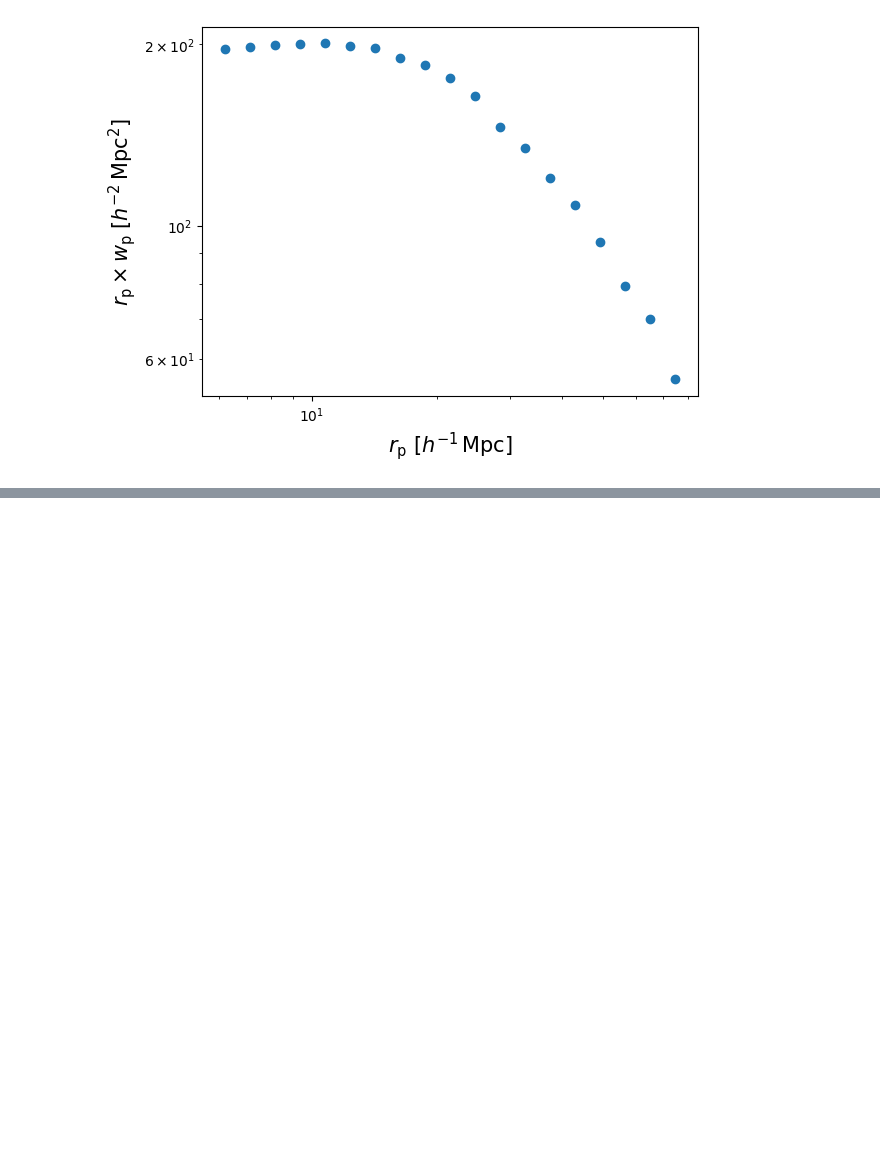
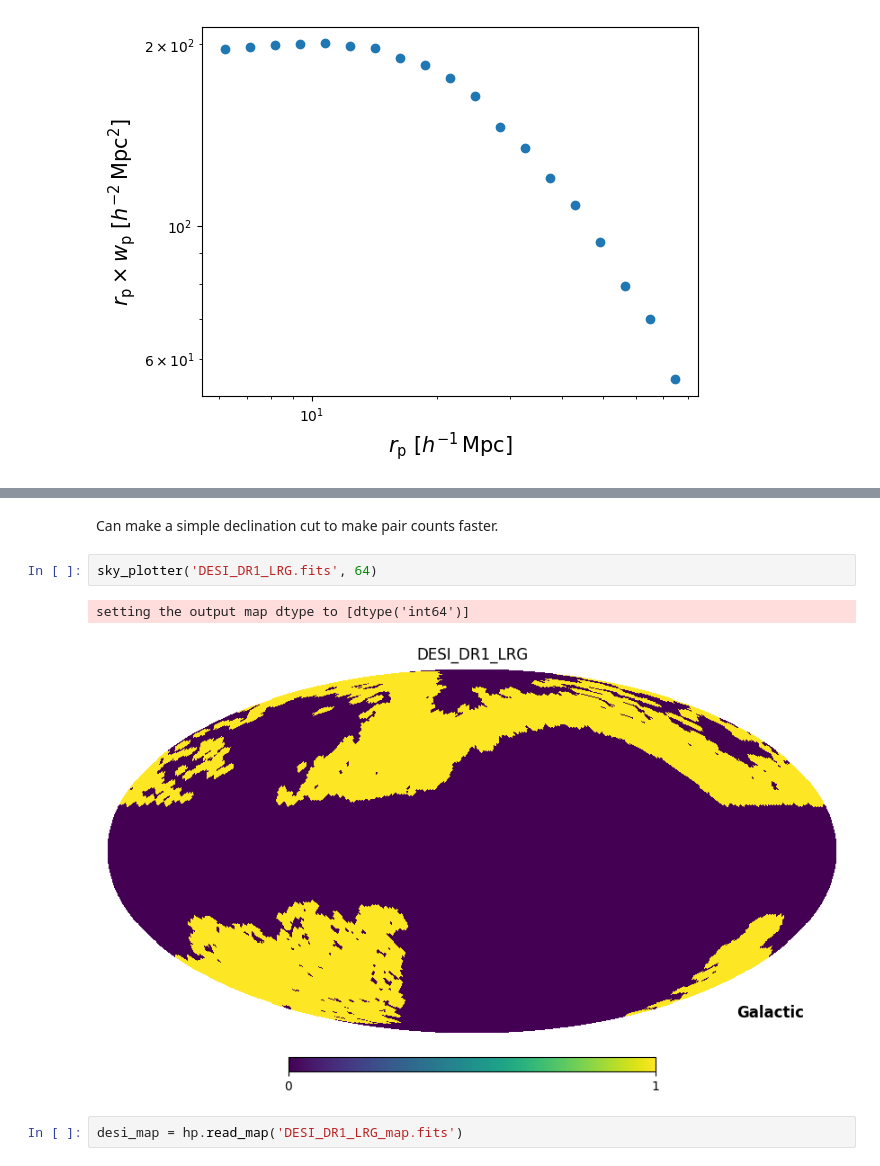
Before and after one commit to mctcampb/blazar_project, a Jupyter notebook: blazar_notebook.ipynb, the cells around one changed output, grey strips where cells are left out. Cells and saved outputs as stored; diff of their text form; blank space fills up the shorter version.

```diff
--- a/blazar_notebook.ipynb
+++ b/blazar_notebook.ipynb
@@ -224,0 +345,9 @@ plt.yscale('log')
+# %% [markdown]
+Can make a simple declination cut to make pair counts faster.
+# %%
+sky_plotter('DESI_DR1_LRG.fits', 64)
+# %% [output]
+setting the output map dtype to [dtype('int64')]
+[figure, added]
+# %%
+desi_map = hp.read_map('DESI_DR1_LRG_map.fits')
```
Also changed, not shown: parts of 58 cells of this notebook.
